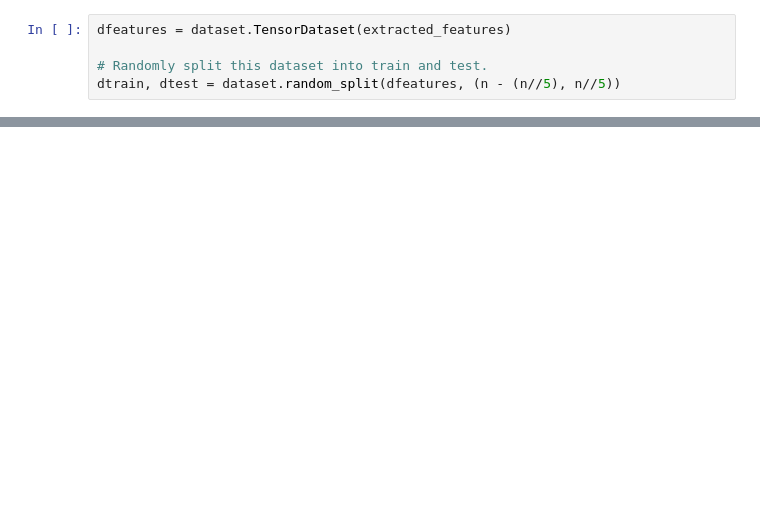
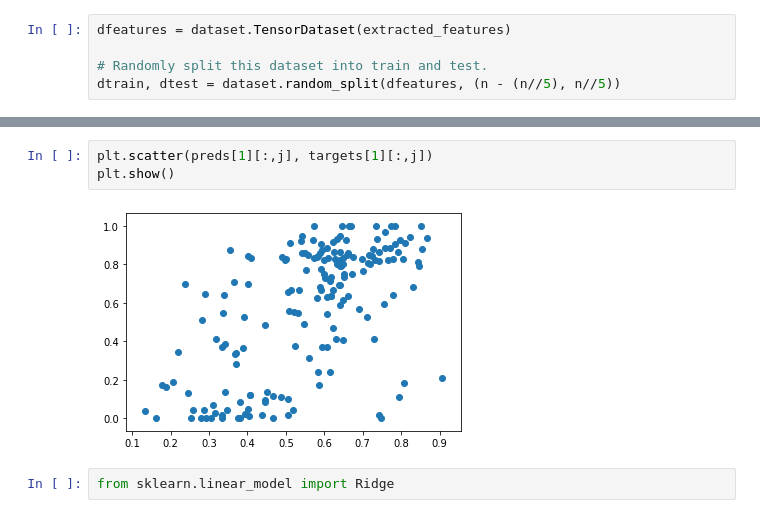
Before and after one commit to kylecshan/xplore_idm, a Jupyter notebook: train_predictor.ipynb, the cells around one changed output, grey strips where cells are left out. Saved outputs shown, nothing was run; the diff lists cells and outputs as text; blank space fills up the shorter version.

```diff
--- a/train_predictor.ipynb
+++ b/train_predictor.ipynb
@@ -214,0 +248,7 @@ array([[ 0.09836066,  0.09836066,  0.13114753, ...,  0.1147541 ,
+# %%
+plt.scatter(preds[1][:,j], targets[1][:,j])
+plt.show()
+# %% [output]
+[figure, added]
+# %%
+from sklearn.linear_model import Ridge
```
Also changed, not shown: parts of 19 cells of this notebook, 6 other files.
